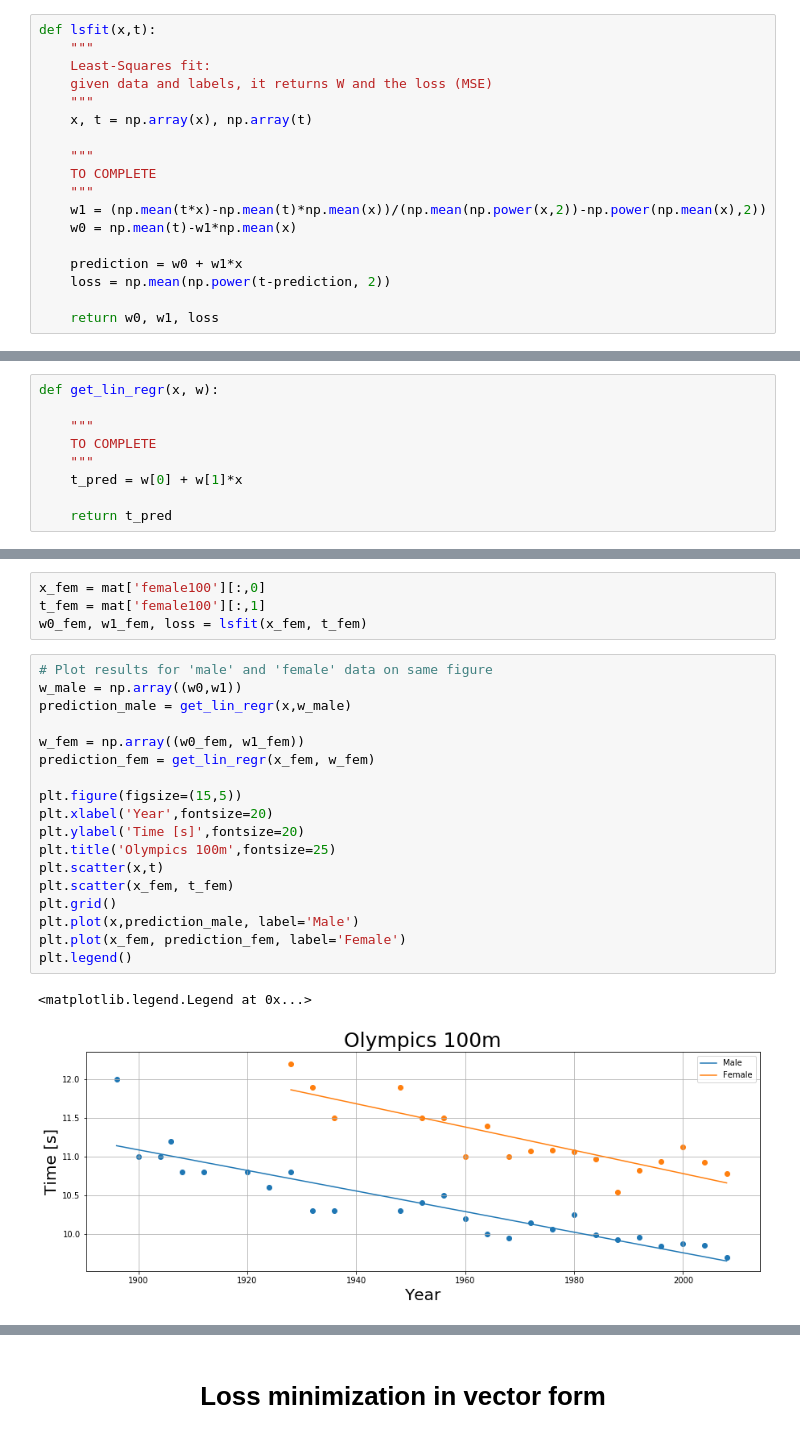
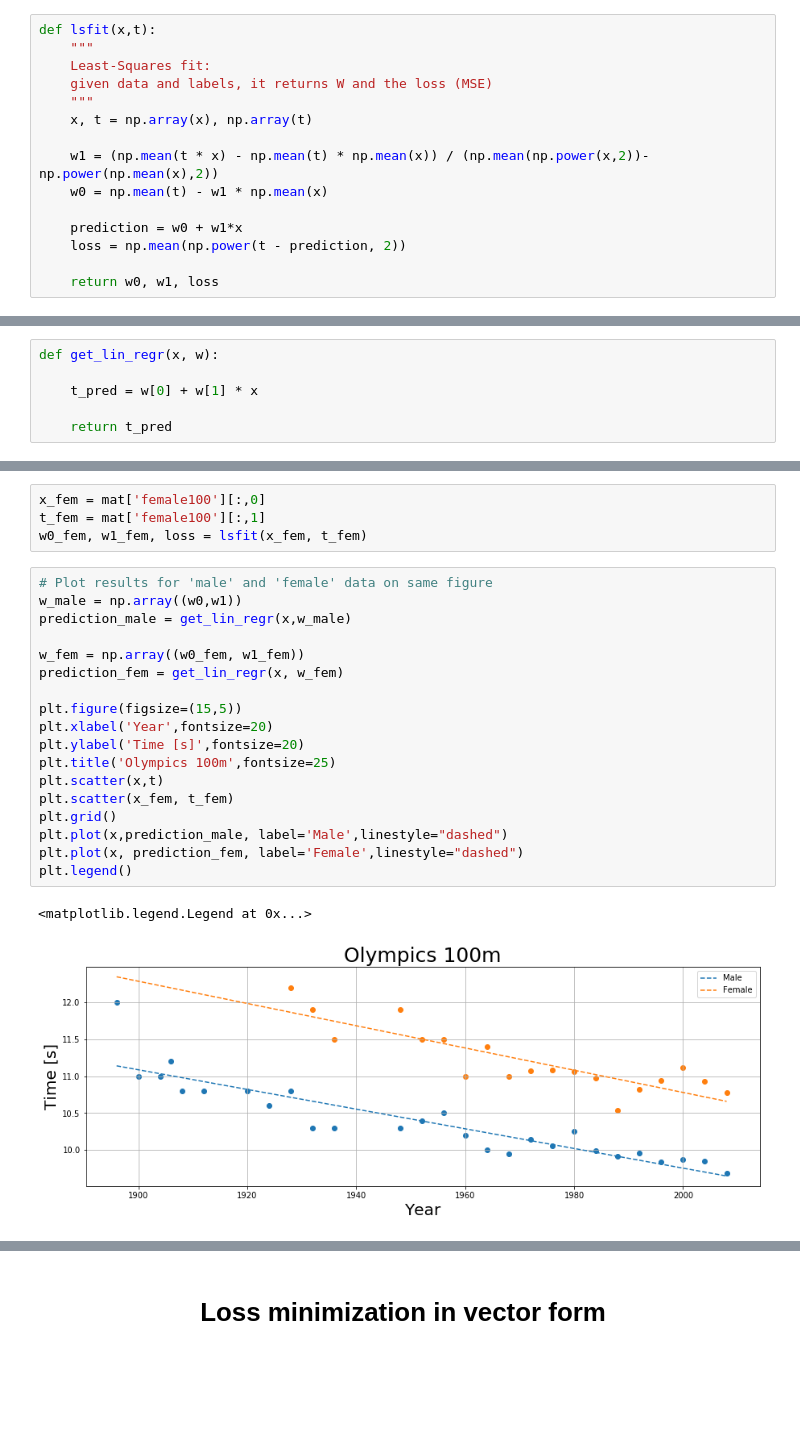
Before and after one commit to sgiammy/ASI-course, a Jupyter notebook: Lab1/linear_regression.ipynb, the cells around one changed output, grey strips where cells are left out. Drawn from its saved outputs; the diff is of its cells as text; blank space fills up the shorter version.

```diff
--- a/Lab1/linear_regression.ipynb
+++ b/Lab1/linear_regression.ipynb
@@ -72,14 +72,11 @@ def lsfit(x,t):
     """
     x, t = np.array(x), np.array(t)
 
-    """
-    TO COMPLETE
-    """
-    w1 = (np.mean(t*x)-np.mean(t)*np.mean(x))/(np.mean(np.power(x,2))-np.power(np.mean(x),2))
-    w0 = np.mean(t)-w1*np.mean(x)
+    w1 = (np.mean(t * x) - np.mean(t) * np.mean(x)) / (np.mean(np.power(x,2))-np.power(np.mean(x),2))
+    w0 = np.mean(t) - w1 * np.mean(x)
 
     prediction = w0 + w1*x
-    loss = np.mean(np.power(t-prediction, 2))
+    loss = np.mean(np.power(t - prediction, 2))
 
     return w0, w1, loss
 # %%
@@ -101,10 +100,7 @@ We can now plot the line on top of our data. The plotted line should run through
 # %%
 def get_lin_regr(x, w):
 
-    """
-    TO COMPLETE
-    """
-    t_pred = w[0] + w[1]*x
+    t_pred = w[0] + w[1] * x
 
     return t_pred
 # %%
@@ -142,24 +138,24 @@ w0_fem, w1_fem, loss = lsfit(x_fem, t_fem)
 # %%
 # Plot results for 'male' and 'female' data on same figure
 w_male = np.array((w0,w1))
 prediction_male = get_lin_regr(x,w_male)
 
 w_fem = np.array((w0_fem, w1_fem))
-prediction_fem = get_lin_regr(x_fem, w_fem)
+prediction_fem = get_lin_regr(x, w_fem)
 
 plt.figure(figsize=(15,5))
 plt.xlabel('Year',fontsize=20)
 plt.ylabel('Time [s]',fontsize=20)
 plt.title('Olympics 100m',fontsize=25)
 plt.scatter(x,t)
 plt.scatter(x_fem, t_fem)
 plt.grid()
-plt.plot(x,prediction_male, label='Male')
-plt.plot(x_fem, prediction_fem, label='Female')
+plt.plot(x,prediction_male, label='Male',linestyle="dashed")
+plt.plot(x, prediction_fem, label='Female',linestyle="dashed")
 plt.legend()
 # %% [output]
 <matplotlib.legend.Legend at 0x...>
-[figure, old version]
+[figure, new version]
 # %%
 # Calculate year in which both races will have the same winning time
 year = (w_fem[0] - w_male[0])/(w_male[1]-w_fem[1])
```
Also changed, not shown: parts of 38 cells of this notebook.
